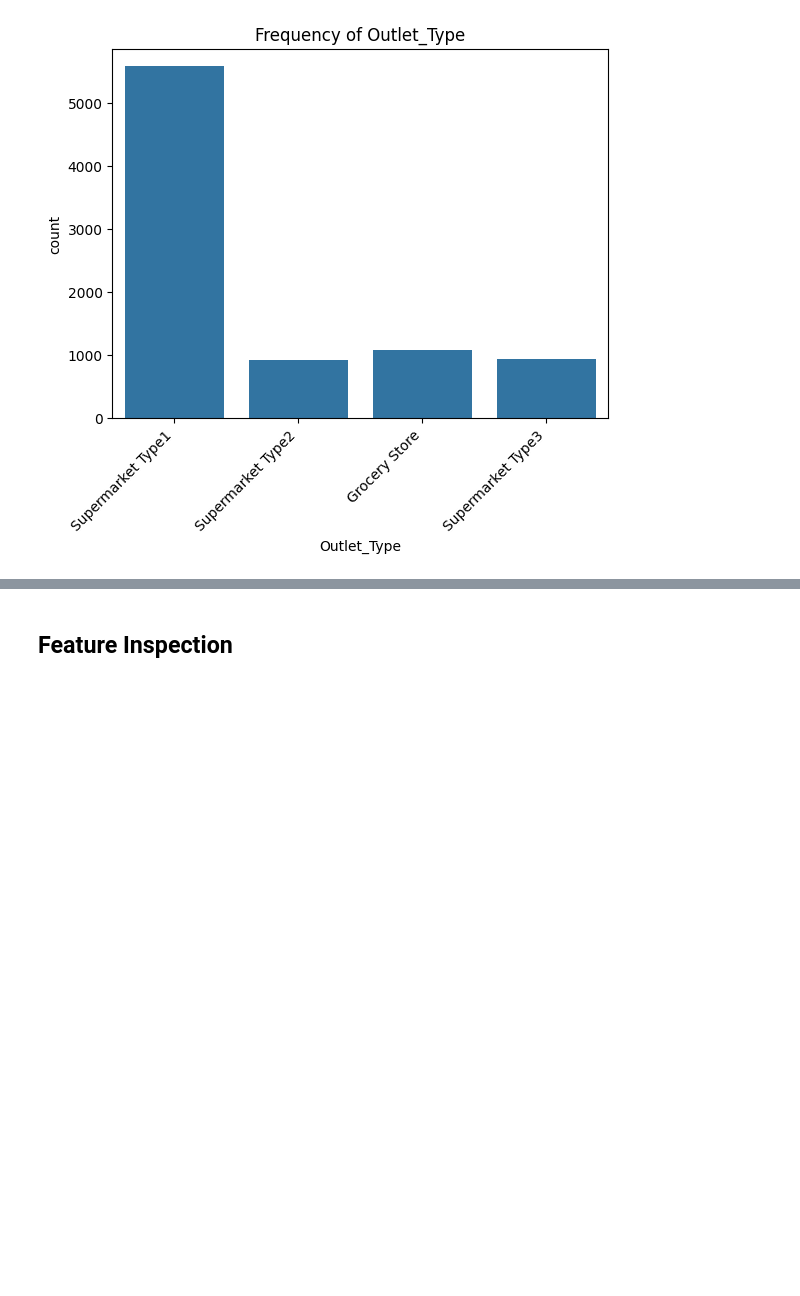
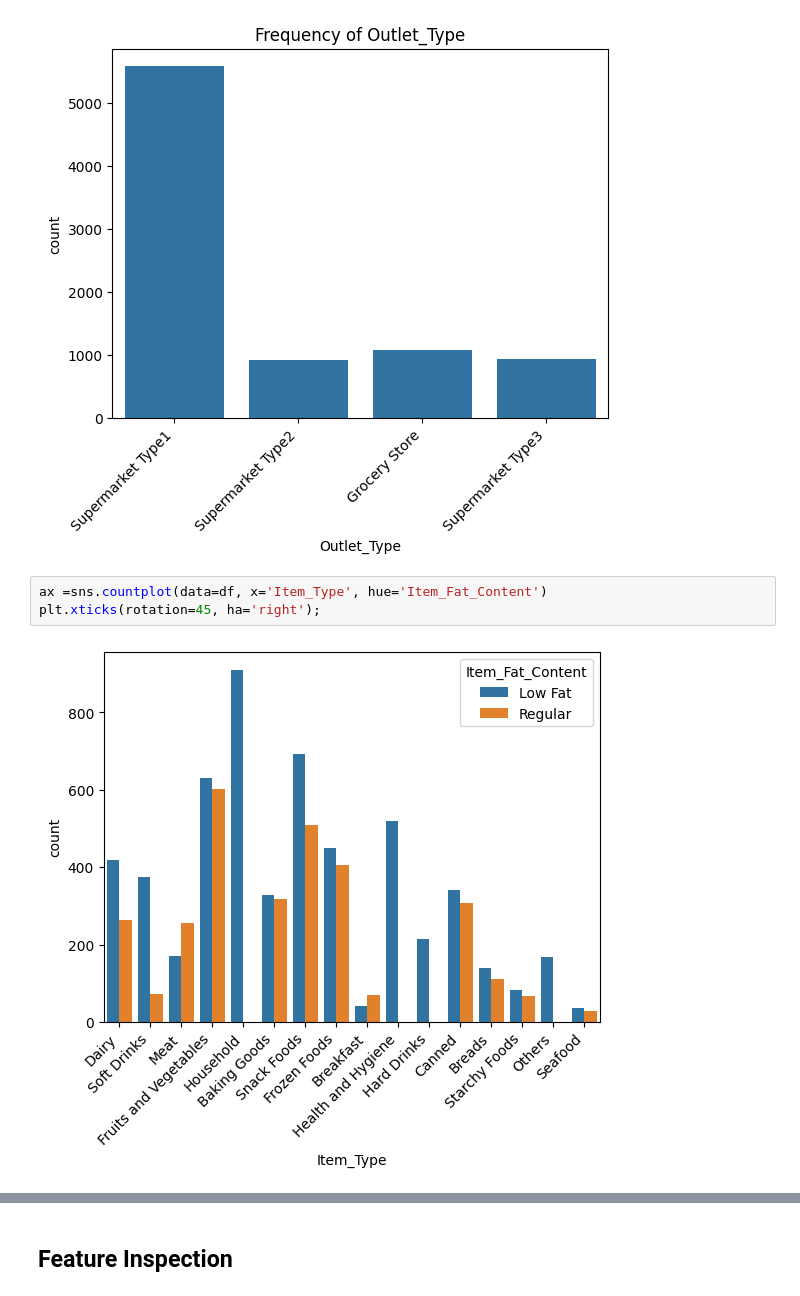
Before and after one commit to MaysNassar/prediction-of-product-sales, a Jupyter notebook: prediction_of_product_sales.ipynb, the cells around one changed output, grey strips where cells are left out. Cells and saved outputs as stored; diff of their text form; blank space fills up the shorter version.

```diff
--- a/prediction_of_product_sales.ipynb
+++ b/prediction_of_product_sales.ipynb
@@ -490,3 +520,8 @@ plot_countplot(df, 'Outlet_Location_Type')
 plot_countplot(df, 'Outlet_Type')
 # %% [output]
 [figure]
+# %%
+ax =sns.countplot(data=df, x='Item_Type', hue='Item_Fat_Content')
+plt.xticks(rotation=45, ha='right');
+# %% [output]
+[figure, added]
```
Also changed, not shown: parts of 16 cells of this notebook.
